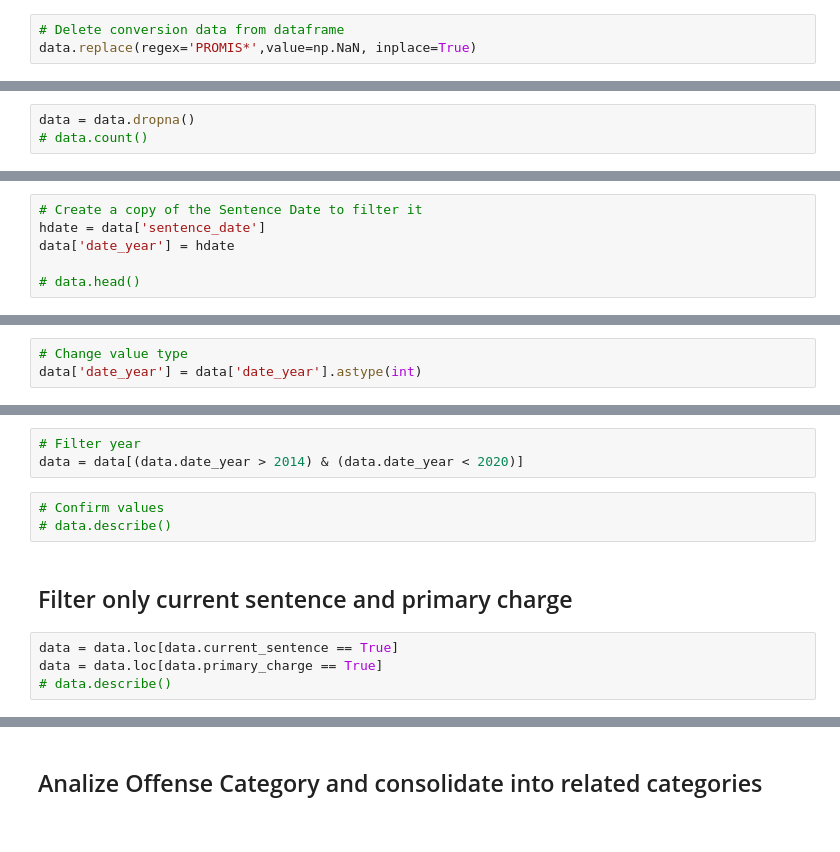
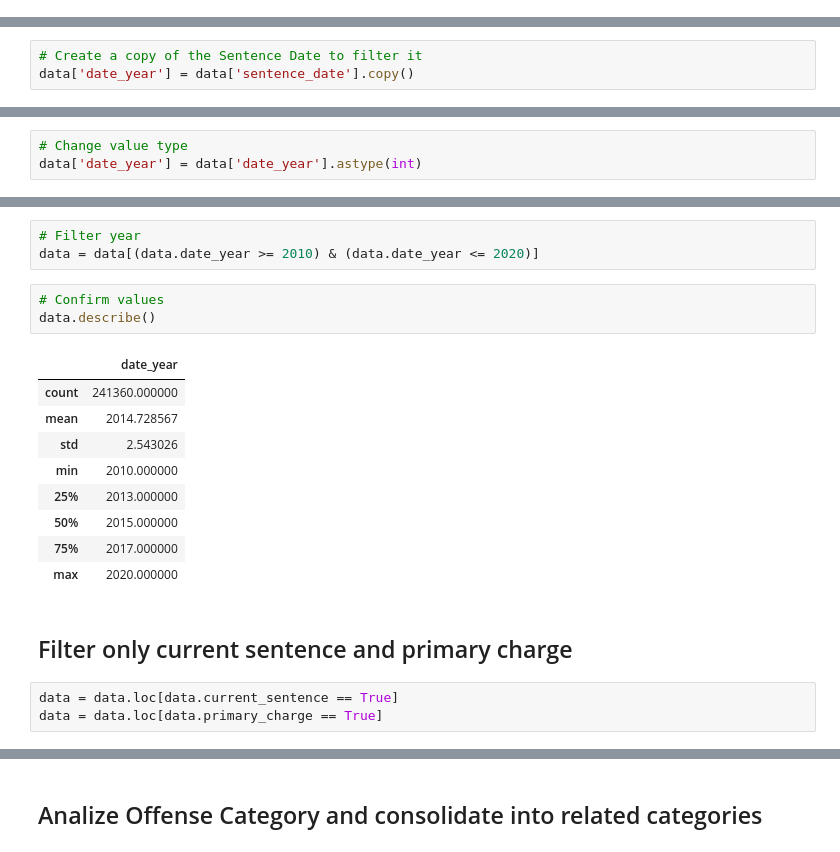
Before and after one commit to cckuqui/CCSAO-Sentencing, a Jupyter notebook: Back-end/new.ipynb, the cells around one changed output, grey strips where cells are left out. Drawn from its saved outputs; the diff is of its cells as text.

```diff
--- a/Back-end/new.ipynb
+++ b/Back-end/new.ipynb
@@ -32,3 +107,0 @@ data = original_data[['case_id','case_participant_id','charge_id','charge_versio
-# %%
-# Delete conversion data from dataframe
-data.replace(regex='PROMIS*',value=np.NaN, inplace=True)
@@ -37,5 +108,2 @@ data.replace(regex='PROMIS*',value=np.NaN, inplace=True)
-# %%
-data = data.dropna()
-# data.count()
 # %% [markdown]
 ## Filter data after 2000 & before 2019
@@ -45,9 +110,6 @@ data = data.dropna()
 # %%
 # Create a copy of the Sentence Date to filter it
-hdate = data['sentence_date']
-data['date_year'] = hdate
-
-# data.head()
+data['date_year'] = data['sentence_date'].copy()
 # %%
 # Select only the year
 data['date_year'] = data['date_year'].replace(regex=['[0-9]*\/[0-9]*\/','\s[0-9]*\:[0-9]*\:[0-9]*\s[A-Z]*'], value='')
@@ -60,12 +140,21 @@ data['date_year'] = data['date_year'].astype(int)
 # %%
 # Filter year
-data = data[(data.date_year > 2014) & (data.date_year < 2020)]
+data = data[(data.date_year >= 2010) & (data.date_year <= 2020)]
 # %%
 # Confirm values
-# data.describe()
+data.describe()
+# %% [output]
+|  | date_year |
+| count | 241360.000000 |
+| mean | 2014.728567 |
+| std | 2.543026 |
+| min | 2010.000000 |
+| 25% | 2013.000000 |
+| 50% | 2015.000000 |
+| 75% | 2017.000000 |
+| max | 2020.000000 |
 # %% [markdown]
 ## Filter only current sentence and primary charge
 # %%
 data = data.loc[data.current_sentence == True]
 data = data.loc[data.primary_charge == True]
-# data.describe()
```
Also changed, not shown: parts of 73 cells of this notebook, 1 other file.
